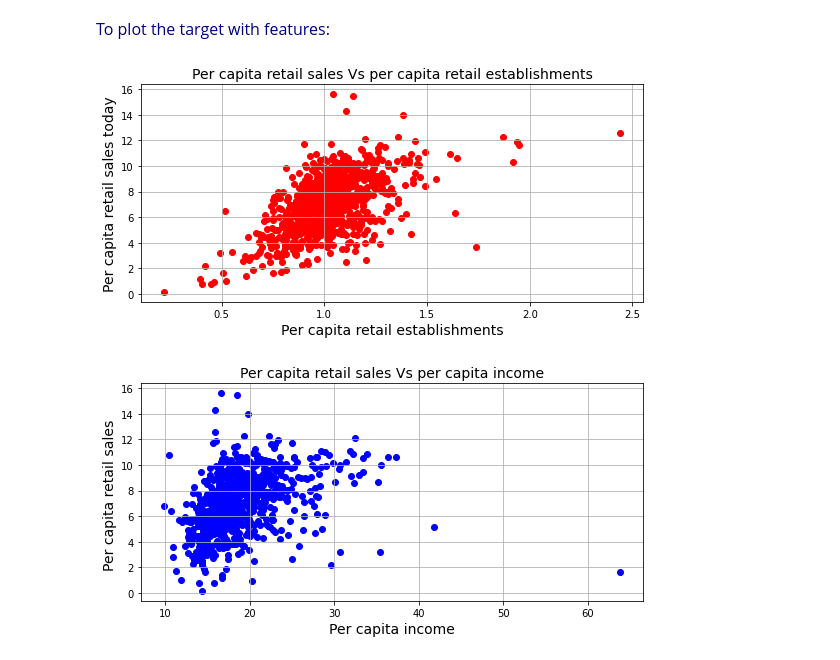
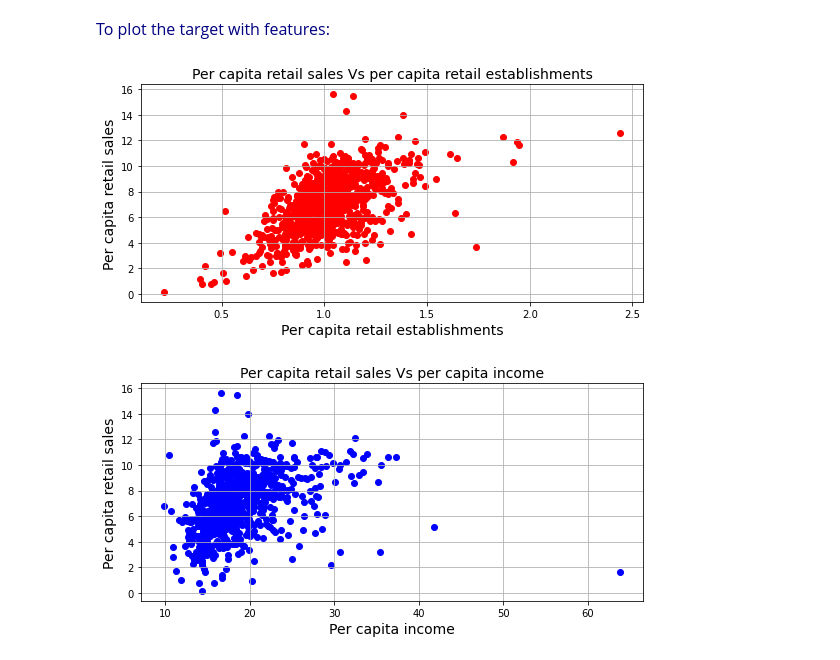
Before and after one commit to Plutooooo/hku_phys3151_2022, a Jupyter notebook: multivariate-linear-regression/multivariate_linear_regression.ipynb, the cells around one changed output. Drawn from its saved outputs; the diff is of its cells as text; code cells hidden in the pictures.

```diff
--- a/multivariate-linear-regression/multivariate_linear_regression.ipynb
+++ b/multivariate-linear-regression/multivariate_linear_regression.ipynb
@@ -57,14 +57,14 @@ print(df.head(10).append(df.tail(10)))
 # %%
 import matplotlib.pyplot as plt
 plt.rcParams['figure.figsize'] = (9.0, 4.0)
 plt.scatter( df['Per_capita_Retail_Establishments'],df['Per_capita_Retail_sales '], color='red')
 plt.title('Per capita retail sales Vs per capita retail establishments', fontsize=14)
 plt.xlabel('Per capita retail establishments', fontsize=14)
-plt.ylabel('Per capita retail sales today', fontsize=14)
+plt.ylabel('Per capita retail sales', fontsize=14)
 plt.grid(True)
 plt.show()
 # %% [output]
-[figure, old version]
+[figure, new version]
 # %%
 plt.scatter( df['Per_capita_income'],df['Per_capita_Retail_sales '], color='blue')
 plt.title('Per capita retail sales Vs per capita income', fontsize=14)
```
Also changed, not shown: parts of 13 cells of this notebook.
